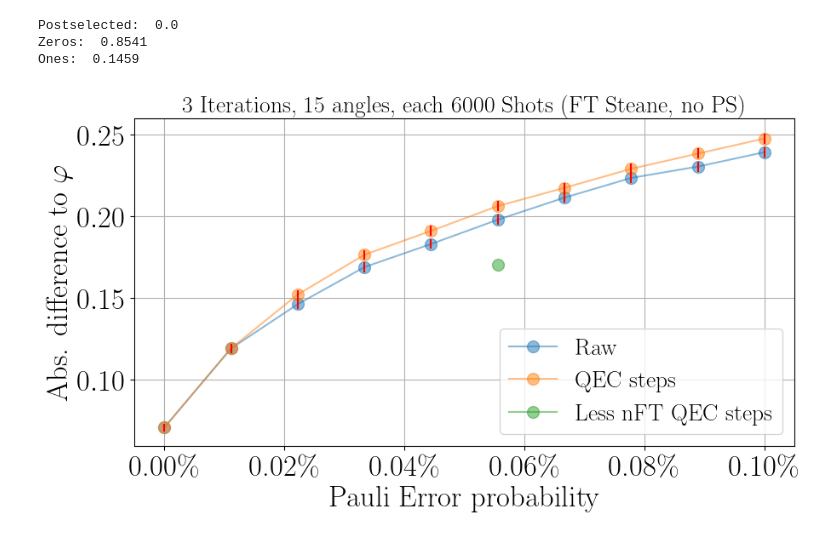
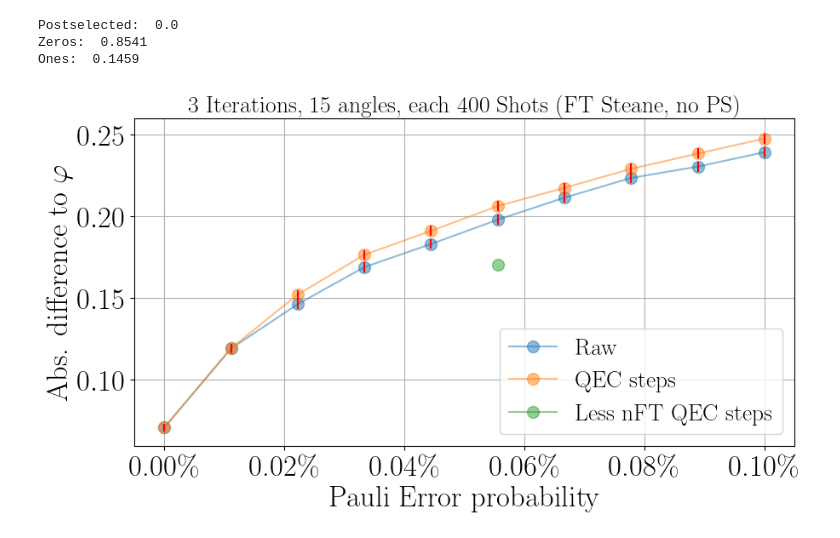
Before and after one commit to RicemanBoy/iqpe, a Jupyter notebook: FT Steane Code.ipynb, the cells around one changed output. Cells and saved outputs as stored; diff of their text form; code cells hidden in the pictures.

```diff
--- a/FT Steane Code.ipynb
+++ b/FT Steane Code.ipynb
@@ -124,32 +124,32 @@ plt.rcParams.update({
     "text.usetex": True,
     "font.family": "Bitstream Vera Sans",
     "font.sans-serif": "Helvetica",
 })
 
 p, y, err = np.loadtxt("HPC/text/Steane_noPS.txt", delimiter = ",")
 p1, y1, _ = np.loadtxt("HPC/text/Steane_noPS_qec.txt", delimiter = ",")
 p2, y2, y_ = np.loadtxt("HPC/text/Steane_noPS_qec6_noflags_5.txt", delimiter = ",")
 
 shots=6000
 
 err = [np.sqrt((i-i**2)/shots) for i in err]
 
 fig, ax1 = plt.subplots(figsize=(10,5))
 ax1.xaxis.set_major_formatter(ticker.PercentFormatter(xmax=1, decimals = 2))
 
 ax1.plot(p,y, label="Raw", marker = ".",markersize = 20, alpha = 0.5)
 ax1.plot(p1,y1, label="QEC steps", marker = ".",markersize = 20, alpha = 0.5)
 ax1.plot(p2,y2, label="Less nFT QEC steps", marker = ".",markersize = 20, alpha = 0.5)
 ax1.errorbar(p, y, yerr=err, ecolor="red", linestyle="")
 ax1.errorbar(p1, y1, yerr=err, ecolor="red", linestyle="")
 
-ax1.set_title(r"3 Iterations, 15 angles, each {} Shots (FT Steane, no PS)".format(shots), fontsize=20)
+ax1.set_title(r"3 Iterations, 15 angles, each {} Shots (FT Steane, no PS)".format(int(shots/15)), fontsize=20)
 ax1.set_xlabel("Pauli Error probability", fontsize=25)
 ax1.set_ylabel(r"Abs. difference to $\varphi$", fontsize=25)
 ax1.tick_params(axis='both', which='major', labelsize=25)
 ax1.grid()
 ax1.legend(fontsize=20)
 #plt.tight_layout()
 plt.show()
 # %% [output]
-[figure, old version]
+[figure, new version]
```
Also changed, not shown: parts of 1 cell of this notebook, 2 other files.
